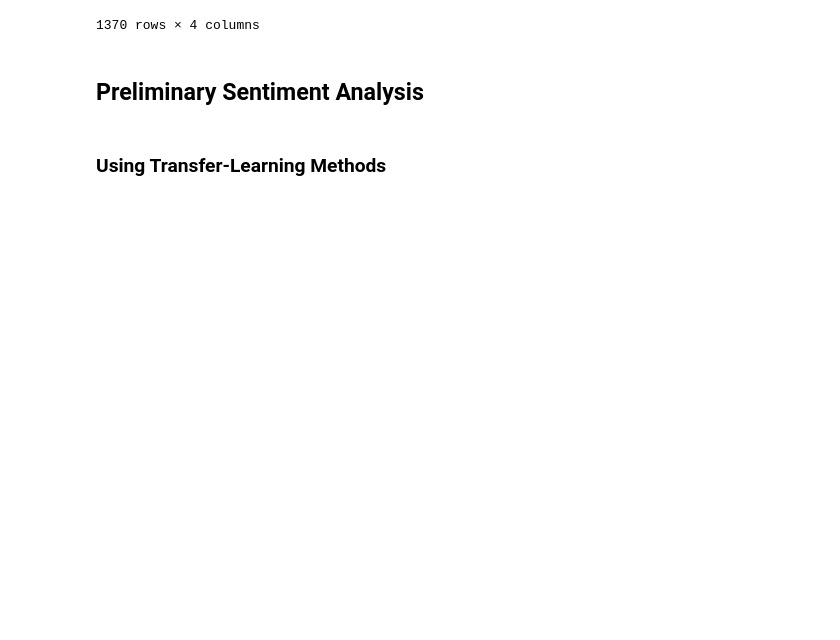
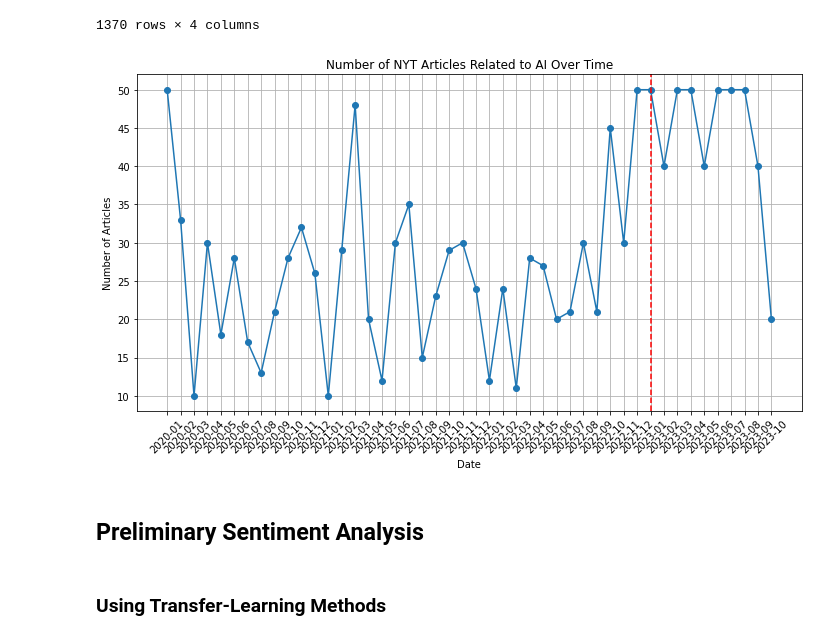
Before and after one commit to nadyatan21/ECON1620-Spring2024, a Jupyter notebook: ProjTwo/Draft_Two_Code_Nadya.ipynb, the cells around one changed output. Saved outputs shown, nothing was run; the diff lists cells and outputs as text; code cells hidden in the pictures; blank space fills up the shorter version.

```diff
--- a/ProjTwo/Draft_Two_Code_Nadya.ipynb
+++ b/ProjTwo/Draft_Two_Code_Nadya.ipynb
@@ -106,6 +106,24 @@ nyt_data.drop(columns=['Unnamed: 0'])
 | 1368 | An Industry Insider Drives an Ope... | The nonprofit Allen Institute for... | Ali Farhadi is no tech rebel. | 2023-10 |
 | 1369 | Silicon Valley Ditches News, Shak... | News organizations are scrambling... | Campbell Brown, Facebook’s top ne... | 2023-10 |
 1370 rows × 4 columns
+# %%
+# Count the number of articles for each date
+article_counts_by_date = nyt_data['date'].value_counts().sort_index()
+
+# Plot the number of articles over time
+plt.figure(figsize=(10, 6))
+plt.plot(article_counts_by_date.index, article_counts_by_date.values, marker='o', linestyle='-')
+plt.title('Number of NYT Articles Related to AI Over Time')
+plt.xlabel('Date')
+plt.ylabel('Number of Articles')
+plt.grid(True)
+plt.xticks(rotation=45)
+plt.tight_layout()
+# Draw a horizontal line at date '2023-01'
+plt.axvline(x='2023-01', color='r', linestyle='--', label='2023-01')
+plt.show()
+# %% [output]
+[figure, added]
 # %% [markdown]
 ## Preliminary Sentiment Analysis
 # %% [markdown]
```
Also changed, not shown: parts of 24 cells of this notebook.
